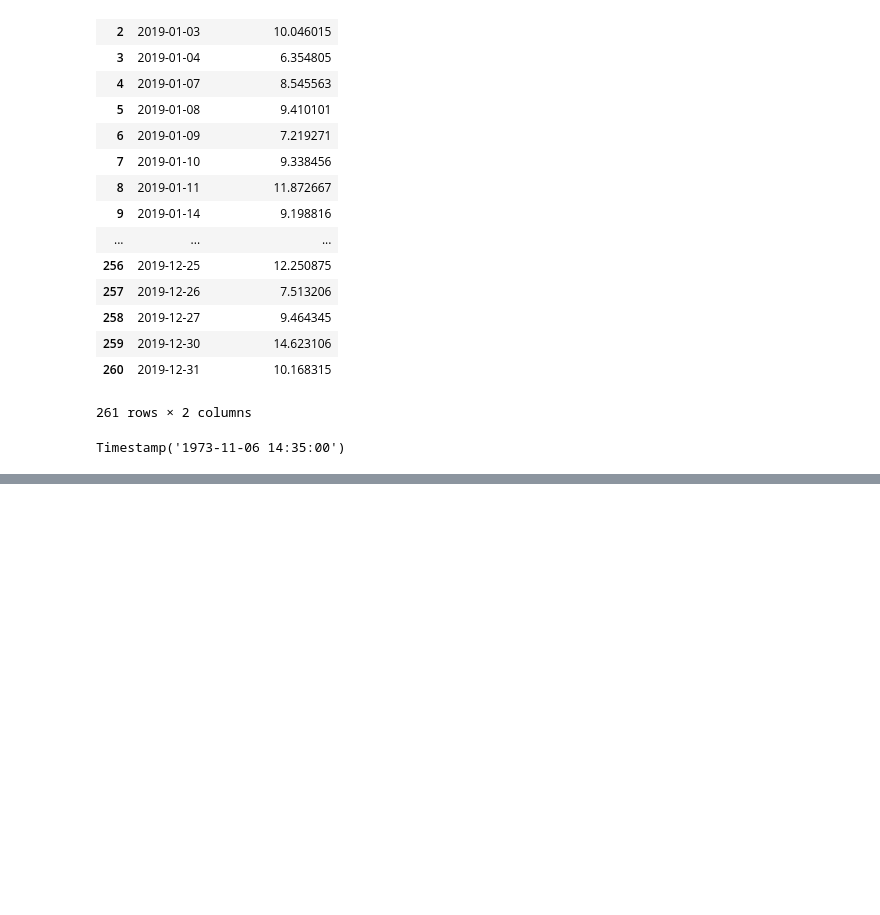
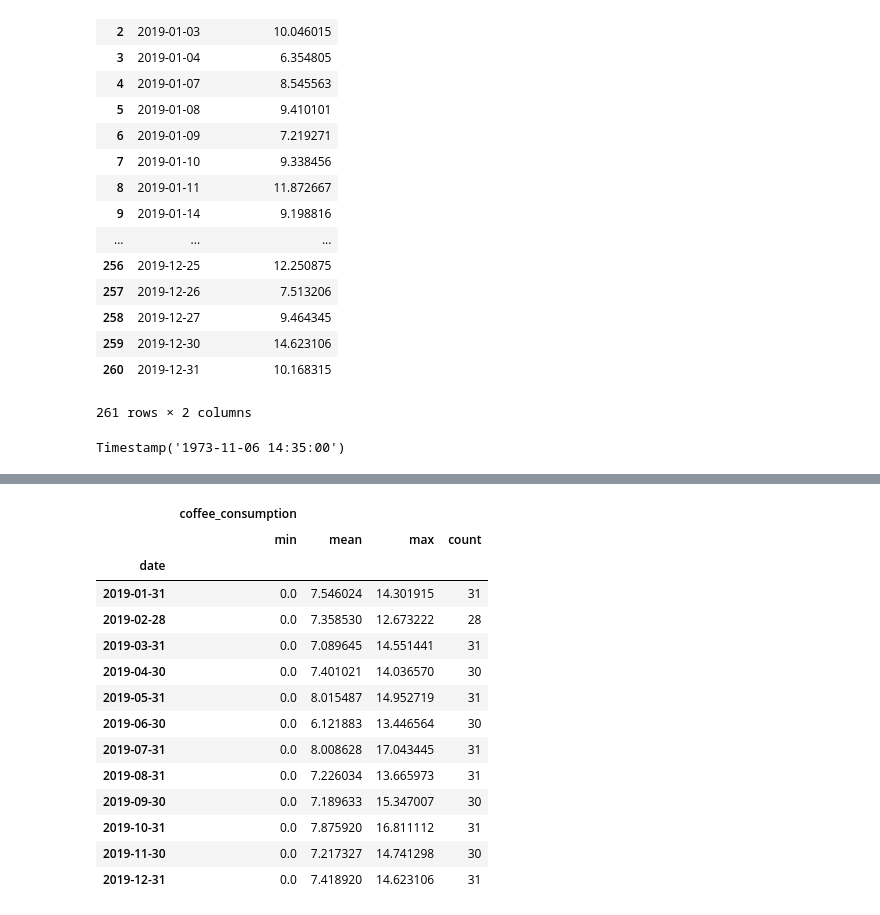
Before and after one commit to kjeliasen/ds-methodologies-exercises, a Jupyter notebook: time_series/time_series_notes.ipynb, the cells around one changed output, grey strips where cells are left out. Cells and saved outputs as stored; diff of their text form; code cells hidden in the pictures; blank space fills up the shorter version.

```diff
--- a/time_series/time_series_notes.ipynb
+++ b/time_series/time_series_notes.ipynb
@@ -28,0 +113,19 @@ Timestamp('1973-11-06 14:35:00')
+# %%
+dfm=dfd.resample('M').agg(['min','mean','max','count'])
+dfm
+# %% [output]
+|  | coffee_consumption |  |  |  |
+|  | min | mean | max | count |
+| date |  |  |  |  |
+| 2019-01-31 | 0.0 | 7.546024 | 14.301915 | 31 |
+| 2019-02-28 | 0.0 | 7.358530 | 12.673222 | 28 |
+| 2019-03-31 | 0.0 | 7.089645 | 14.551441 | 31 |
+| 2019-04-30 | 0.0 | 7.401021 | 14.036570 | 30 |
+| 2019-05-31 | 0.0 | 8.015487 | 14.952719 | 31 |
+| 2019-06-30 | 0.0 | 6.121883 | 13.446564 | 30 |
+| 2019-07-31 | 0.0 | 8.008628 | 17.043445 | 31 |
+| 2019-08-31 | 0.0 | 7.226034 | 13.665973 | 31 |
+| 2019-09-30 | 0.0 | 7.189633 | 15.347007 | 30 |
+| 2019-10-31 | 0.0 | 7.875920 | 16.811112 | 31 |
+| 2019-11-30 | 0.0 | 7.217327 | 14.741298 | 30 |
+| 2019-12-31 | 0.0 | 7.418920 | 14.623106 | 31 |
```
Also changed, not shown: parts of 11 cells of this notebook, 2 other files.
